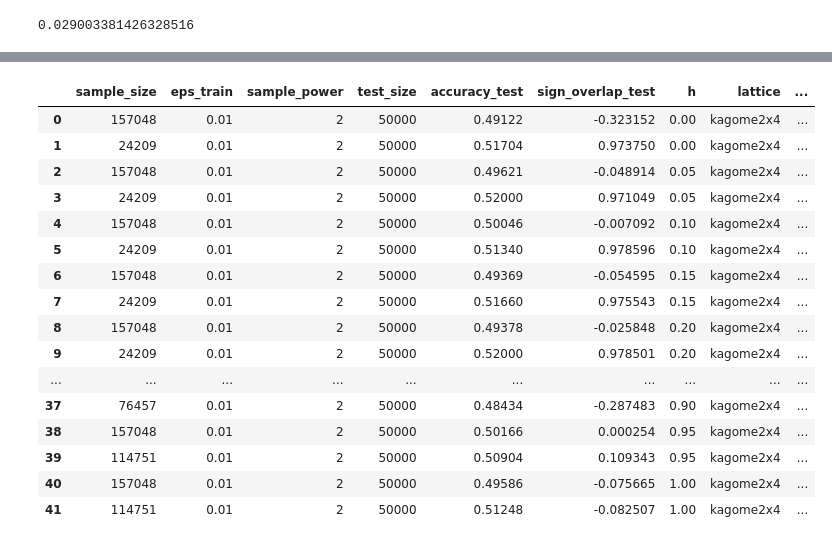
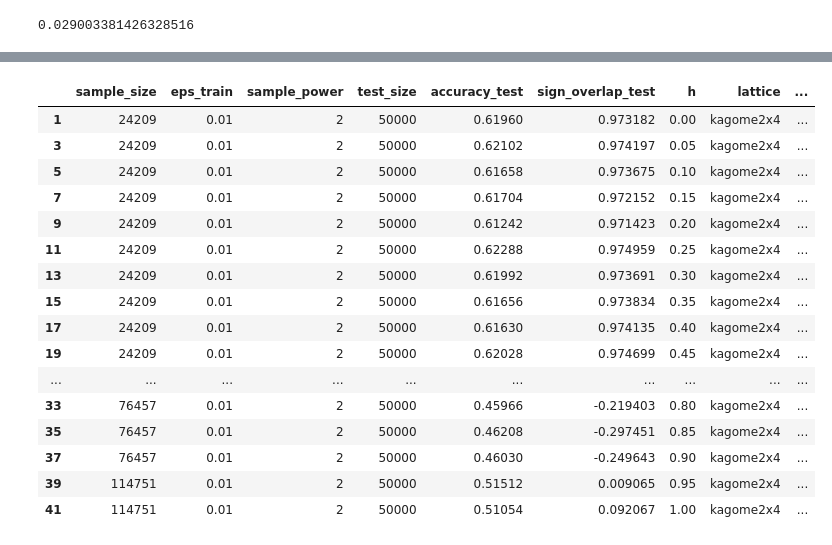
Before and after one commit to ischurov/frustrations-eda, a Jupyter notebook: hadamard_learning_transveral_field.ipynb, the cells around one changed output, grey strips where cells are left out. Cells and saved outputs as stored; diff of their text form; code cells hidden in the pictures.

```diff
--- a/hadamard_learning_transveral_field.ipynb
+++ b/hadamard_learning_transveral_field.ipynb
@@ -31,10 +64,14 @@ lattice = KagomeLattice(2, 4)
 outputs = []
 sample_power = 2
 
-for h in tqdm(np.linspace(0, 1, 21)):
-    for J2 in [0.3, 1]:
+for h in tqdm(np.linspace(1.5, 2, 11)):
+    for J2 in [1]:
         system = spin_system(
-            heisenberg_transversal_field(lattice, J2=J2, h=h),
+            LatticeExpr(
+                lattice,
+                edge_str=f"{2 - h} (σ⁺₀ σ⁻₁ + σ⁺₁ σ⁻₀) + σᶻ₀ σᶻ₁",
+                edge_params={1: 1, 2: J2},
+            ),
             no_symmetries_basis(hamming_weight=None, spin_inversion=None),
         )
         wavefunction = system.ground_state
@@ -55,6 +92,7 @@ for h in tqdm(np.linspace(0, 1, 21)):
                 / np.linalg.norm(wavefunction)
                 / np.linalg.norm(transformed_wavefunction),
                 "J2": J2,
+                "ground_energy": system.ground_energy,
             }
         )
 # %% [output]
@@ -196,20 +371,20 @@ system_heisenberg.ground_state @ transformed / np.linalg.norm(transformed) / np.
 # %%
-pd.DataFrame(outputs)
+pd.DataFrame(outputs).query("J2 == 1")
 # %% [output]
 |  | sample_size | eps_train | sample_power | test_size | accuracy_test | sign_overlap_test | h | lattice | ... |
-| 0 | 157048 | 0.01 | 2 | 50000 | 0.49122 | -0.323152 | 0.00 | kagome2x4 | ... |
-| 1 | 24209 | 0.01 | 2 | 50000 | 0.51704 | 0.973750 | 0.00 | kagome2x4 | ... |
-| 2 | 157048 | 0.01 | 2 | 50000 | 0.49621 | -0.048914 | 0.05 | kagome2x4 | ... |
-| 3 | 24209 | 0.01 | 2 | 50000 | 0.52000 | 0.971049 | 0.05 | kagome2x4 | ... |
-| 4 | 157048 | 0.01 | 2 | 50000 | 0.50046 | -0.007092 | 0.10 | kagome2x4 | ... |
-| 5 | 24209 | 0.01 | 2 | 50000 | 0.51340 | 0.978596 | 0.10 | kagome2x4 | ... |
-| 6 | 157048 | 0.01 | 2 | 50000 | 0.49369 | -0.054595 | 0.15 | kagome2x4 | ... |
-| 7 | 24209 | 0.01 | 2 | 50000 | 0.51660 | 0.975543 | 0.15 | kagome2x4 | ... |
-| 8 | 157048 | 0.01 | 2 | 50000 | 0.49378 | -0.025848 | 0.20 | kagome2x4 | ... |
-| 9 | 24209 | 0.01 | 2 | 50000 | 0.52000 | 0.978501 | 0.20 | kagome2x4 | ... |
+| 1 | 24209 | 0.01 | 2 | 50000 | 0.61960 | 0.973182 | 0.00 | kagome2x4 | ... |
+| 3 | 24209 | 0.01 | 2 | 50000 | 0.62102 | 0.974197 | 0.05 | kagome2x4 | ... |
+| 5 | 24209 | 0.01 | 2 | 50000 | 0.61658 | 0.973675 | 0.10 | kagome2x4 | ... |
+| 7 | 24209 | 0.01 | 2 | 50000 | 0.61704 | 0.972152 | 0.15 | kagome2x4 | ... |
+| 9 | 24209 | 0.01 | 2 | 50000 | 0.61242 | 0.971423 | 0.20 | kagome2x4 | ... |
+| 11 | 24209 | 0.01 | 2 | 50000 | 0.62288 | 0.974959 | 0.25 | kagome2x4 | ... |
+| 13 | 24209 | 0.01 | 2 | 50000 | 0.61992 | 0.973691 | 0.30 | kagome2x4 | ... |
+| 15 | 24209 | 0.01 | 2 | 50000 | 0.61656 | 0.973834 | 0.35 | kagome2x4 | ... |
+| 17 | 24209 | 0.01 | 2 | 50000 | 0.61630 | 0.974135 | 0.40 | kagome2x4 | ... |
+| 19 | 24209 | 0.01 | 2 | 50000 | 0.62028 | 0.974699 | 0.45 | kagome2x4 | ... |
 | ... | ... | ... | ... | ... | ... | ... | ... | ... | ... |
-| 37 | 76457 | 0.01 | 2 | 50000 | 0.48434 | -0.287483 | 0.90 | kagome2x4 | ... |
-| 38 | 157048 | 0.01 | 2 | 50000 | 0.50166 | 0.000254 | 0.95 | kagome2x4 | ... |
-| 39 | 114751 | 0.01 | 2 | 50000 | 0.50904 | 0.109343 | 0.95 | kagome2x4 | ... |
-| 40 | 157048 | 0.01 | 2 | 50000 | 0.49586 | -0.075665 | 1.00 | kagome2x4 | ... |
-| 41 | 114751 | 0.01 | 2 | 50000 | 0.51248 | -0.082507 | 1.00 | kagome2x4 | ... |
+| 33 | 76457 | 0.01 | 2 | 50000 | 0.45966 | -0.219403 | 0.80 | kagome2x4 | ... |
+| 35 | 76457 | 0.01 | 2 | 50000 | 0.46208 | -0.297451 | 0.85 | kagome2x4 | ... |
+| 37 | 76457 | 0.01 | 2 | 50000 | 0.46030 | -0.249643 | 0.90 | kagome2x4 | ... |
+| 39 | 114751 | 0.01 | 2 | 50000 | 0.51512 | 0.009065 | 0.95 | kagome2x4 | ... |
+| 41 | 114751 | 0.01 | 2 | 50000 | 0.51054 | 0.092067 | 1.00 | kagome2x4 | ... |
```
Also changed, not shown: parts of 22 cells of this notebook, 19 other files.
